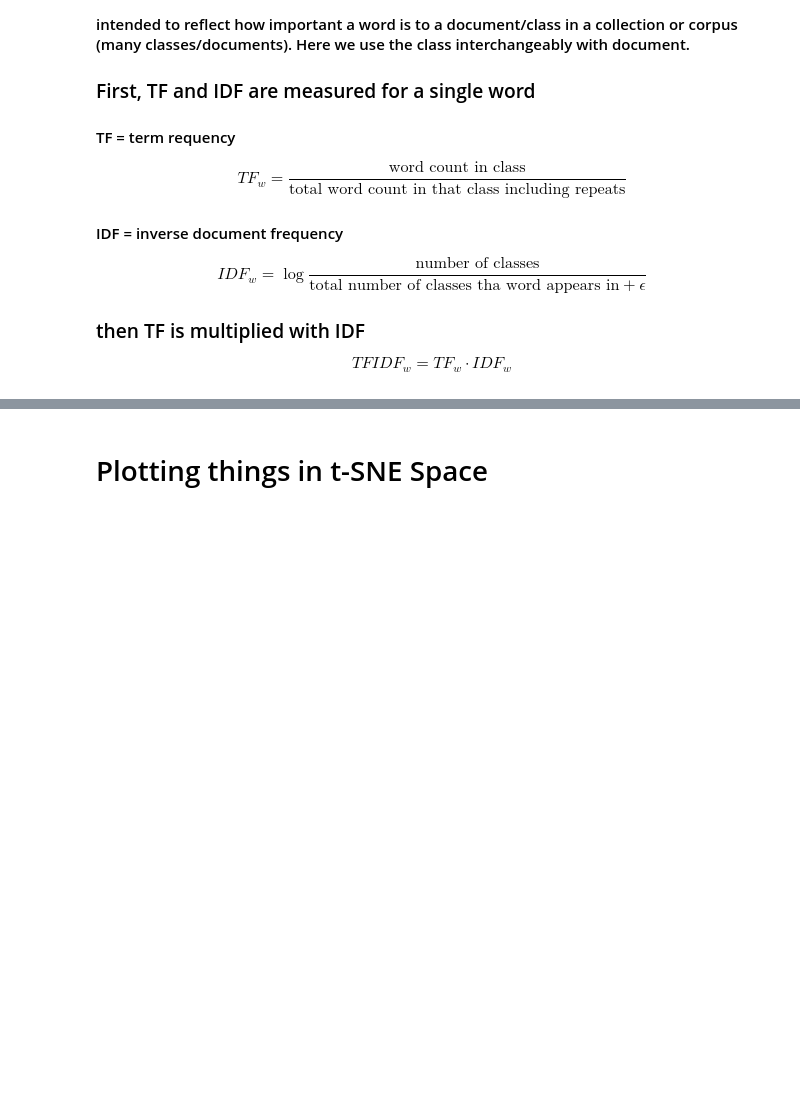
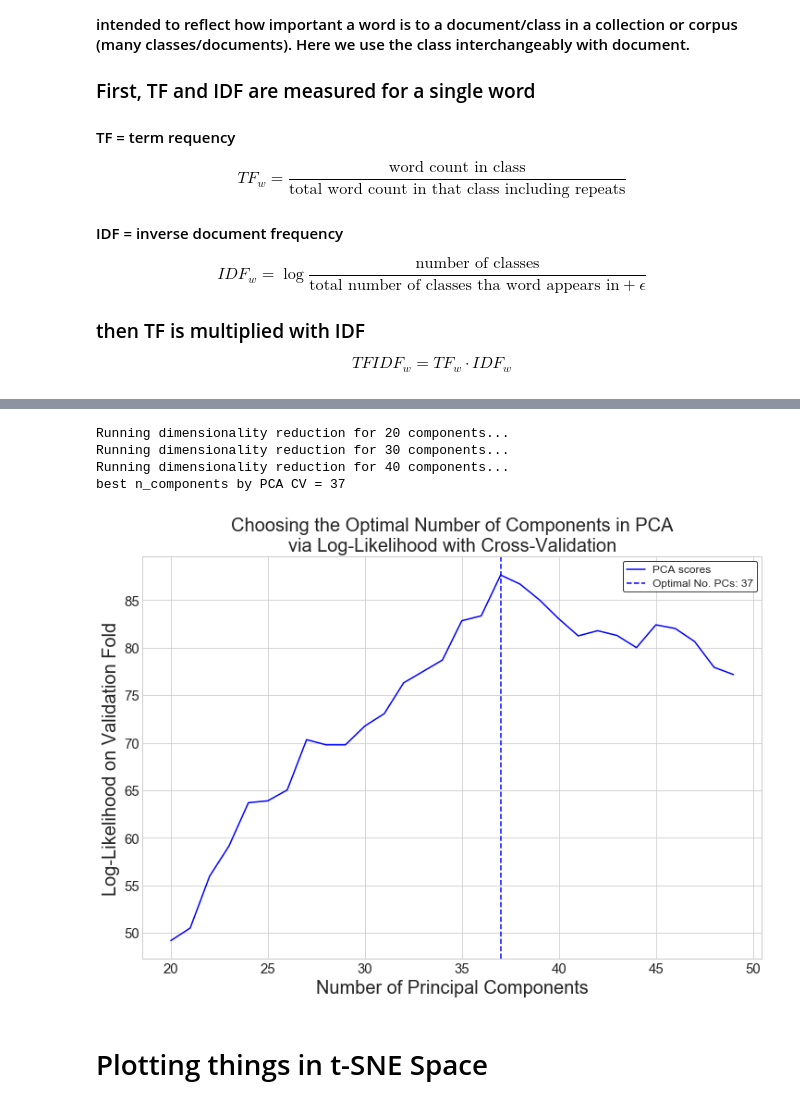
Before and after one commit to shebak11/emotionalPhenome, a Jupyter notebook: cluster_tfidf.ipynb, the cells around one changed output, grey strips where cells are left out. Cells and saved outputs as stored; diff of their text form; code cells hidden in the pictures; blank space fills up the shorter version.

```diff
--- a/cluster_tfidf.ipynb
+++ b/cluster_tfidf.ipynb
@@ -258,10 +344,16 @@ def plot_pca_scores(best_n_components, n_components_seq, pca_scores):
               'via Log-Likelihood with Cross-Validation', fontsize=20)
     plt.show()
 # %%
-psycho_best_n_pca_comps = 96
-# psycho_best_n_pca_comps, n_components_seq, pca_cv_scores = find_optimal_num_pca_components(psycho_embeddings,
-#                                                                                            85, 102, 1)
-# plot_pca_scores(psycho_best_n_pca_comps, n_components_seq, pca_cv_scores)
+# psycho_best_n_pca_comps = 96
+psycho_best_n_pca_comps, n_components_seq, pca_cv_scores = find_optimal_num_pca_components(psycho_embeddings,
+                                                                                           20, 50, 1)
+plot_pca_scores(psycho_best_n_pca_comps, n_components_seq, pca_cv_scores)
+# %% [output]
+Running dimensionality reduction for 20 components...
+Running dimensionality reduction for 30 components...
+Running dimensionality reduction for 40 components...
+best n_components by PCA CV = 37
+[figure, added]
 # %%
 # embeddings_pca = PCA(n_components=best_n_pca_comps)
 # embeddings_pca.fit(embeddings)
```
Also changed, not shown: parts of 42 cells of this notebook, 8 other files.
